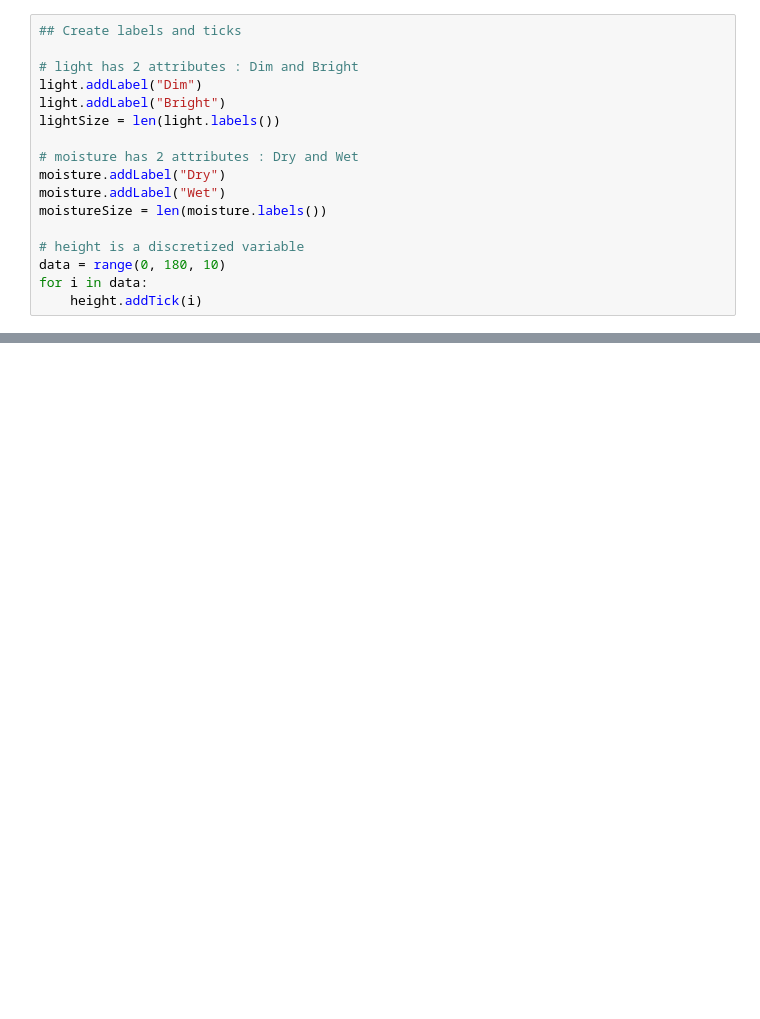
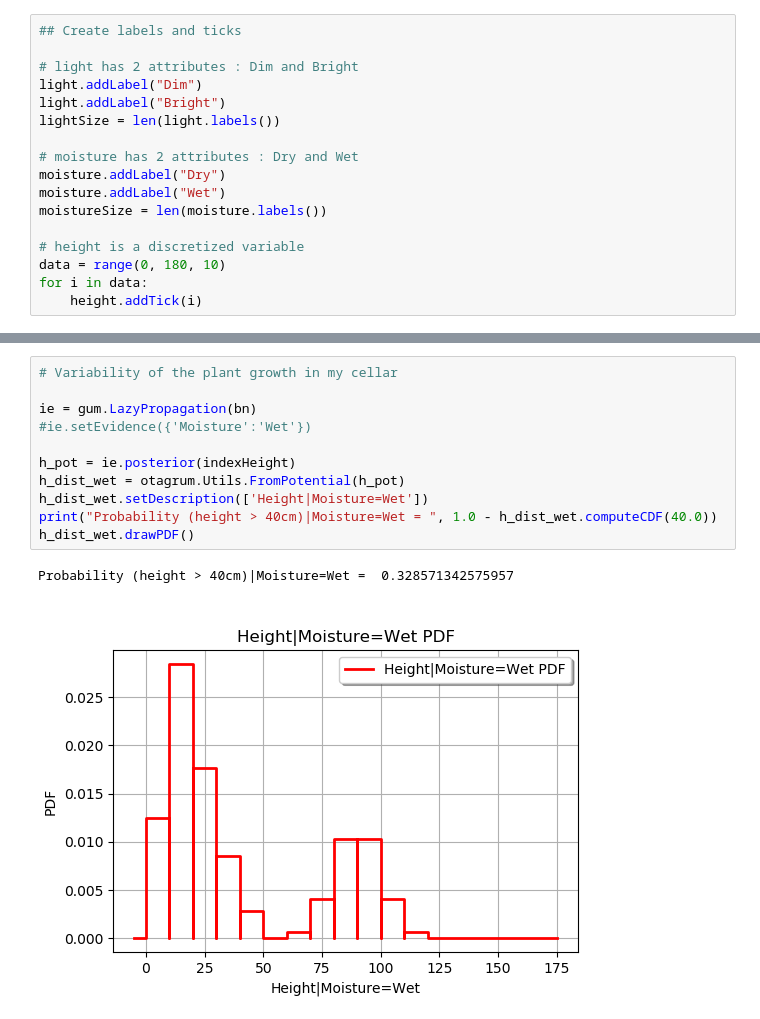
Before and after one commit to openturns/otagrum, a Jupyter notebook: python/doc/examples/plant_growth.ipynb, the cells around one changed output, grey strips where cells are left out. Drawn from its saved outputs; the diff is of its cells as text; blank space fills up the shorter version.

```diff
--- a/python/doc/examples/plant_growth.ipynb
+++ b/python/doc/examples/plant_growth.ipynb
@@ -92,0 +180,14 @@ desc [Height,Light,Moisture]
+# %%
+# Variability of the plant growth in my cellar
+
+ie = gum.LazyPropagation(bn)
+#ie.setEvidence({'Moisture':'Wet'})
+
+h_pot = ie.posterior(indexHeight)
+h_dist_wet = otagrum.Utils.FromPotential(h_pot)
+h_dist_wet.setDescription(['Height|Moisture=Wet'])
+print("Probability (height > 40cm)|Moisture=Wet = ", 1.0 - h_dist_wet.computeCDF(40.0))
+h_dist_wet.drawPDF()
+# %% [output]
+Probability (height > 40cm)|Moisture=Wet =  0.328571342575957
+[figure, added]
```
Also changed, not shown: parts of 17 cells of this notebook.
